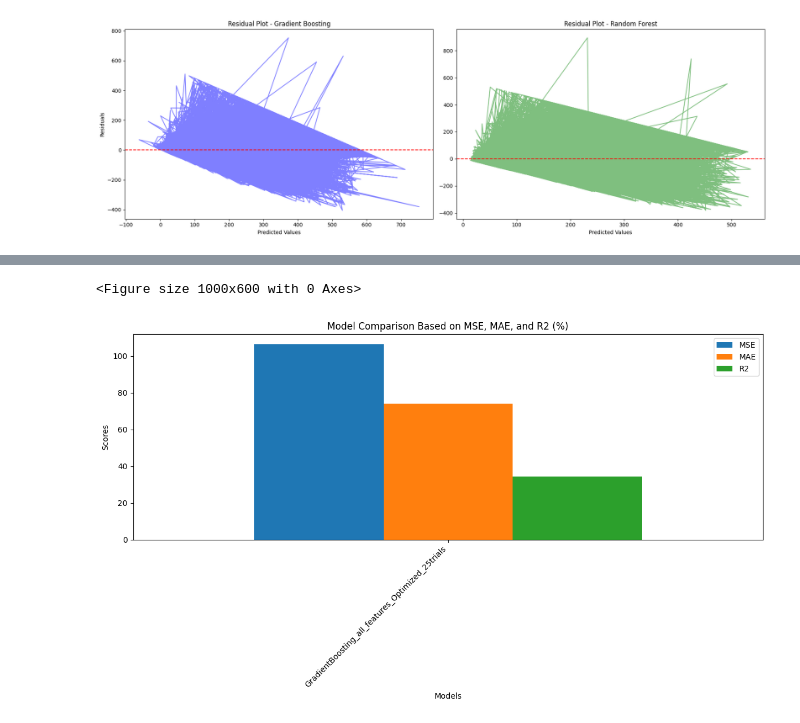
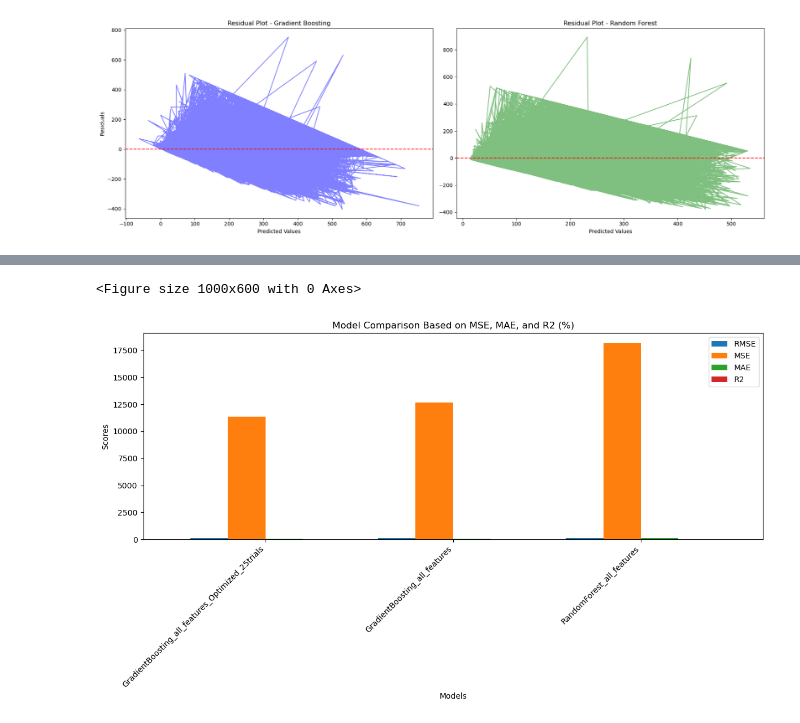
Before and after one commit to rahmaanwer22/DEPI_Project, a Jupyter notebook: Milestone3.ipynb, the cells around one changed output, grey strips where cells are left out. Drawn from its saved outputs; the diff is of its cells as text; code cells hidden in the pictures.

```diff
--- a/Milestone3.ipynb
+++ b/Milestone3.ipynb
@@ -250,7 +265,8 @@ rs_rf.fit(X_train, y_train)
 y_rf_pred = rs_rf.predict(X_test)
 rf_r2 = r2_score(y_test, y_rf_pred)
 improved_results.append(("RandomForest_all_features", {
-    "MSE": np.sqrt(mean_squared_error(y_test, y_rf_pred)),
+    "RMSE": np.sqrt(mean_squared_error(y_test, y_rf_pred)),
+    "MSE": mean_squared_error(y_test, y_rf_pred),
     "MAE": mean_absolute_error(y_test, y_rf_pred),
     "R2": rf_r2
 }))
@@ -273,7 +289,8 @@ rs_gb.fit(X_train, y_train)
 y_gb_pred = rs_gb.predict(X_test)
 gb_r2 = r2_score(y_test, y_gb_pred)
 improved_results.append(("GradientBoosting_all_features", {
-    "MSE": np.sqrt(mean_squared_error(y_test, y_gb_pred)),
+    "RMSE": np.sqrt(mean_squared_error(y_test, y_gb_pred)),
+    "MSE": mean_squared_error(y_test, y_gb_pred),
     "MAE": mean_absolute_error(y_test, y_gb_pred),
     "R2": gb_r2
 }))
@@ -294,2 +314,0 @@ Model Comparison After Improving Results:
-# %%
-improved_results = []
@@ -319,13 +340,15 @@ rs_gb.fit(X_train, y_train)
 y_gb_pred = rs_gb.predict(X_test)
 
 gb_r2 = r2_score(y_test, y_gb_pred)
+gb_mse = mean_squared_error(y_test, y_gb_pred)
+gb_mae = mean_absolute_error(y_test, y_gb_pred)
 gb_rmse = np.sqrt(mean_squared_error(y_test, y_gb_pred))
-gb_mae = mean_absolute_error(y_test, y_gb_pred)
 
 improved_results.append((
     "GradientBoosting_all_features_Optimized_25trials",
     {
-        "MSE": gb_rmse,
+        "RMSE": gb_rmse,
+        "MSE": gb_mse,
         "MAE": gb_mae,
         "R2": gb_r2
     }
@@ -407,22 +434,22 @@ plt.show()
 # %%
 improved_results_df = pd.DataFrame(improved_results, columns=["Model", "Metrics"])
 
-improved_results_df[["MSE", "MAE", "R2"]] = improved_results_df["Metrics"].apply(pd.Series)
+improved_results_df[["RMSE","MSE", "MAE", "R2"]] = improved_results_df["Metrics"].apply(pd.Series)
 improved_results_df.drop(columns=["Metrics"], inplace=True)
 
 improved_results_df["R2"] = improved_results_df["R2"] * 50
 
 improved_results_df = improved_results_df.sort_values("MSE")
 
 plt.figure(figsize=(10, 6))
-improved_results_df.set_index('Model')[['MSE', 'MAE', 'R2']].plot(kind='bar', width=0.8, figsize=(12, 7))
+improved_results_df.set_index('Model')[['RMSE','MSE', 'MAE', 'R2']].plot(kind='bar', width=0.8, figsize=(12, 7))
 
 plt.title('Model Comparison Based on MSE, MAE, and R2 (%)')
 plt.xlabel('Models')
 plt.ylabel('Scores')
 plt.xticks(rotation=45, ha='right')
 plt.tight_layout()
 plt.show()
 # %% [output]
 <Figure size 1000x600 with 0 Axes>
-[figure, old version]
+[figure, new version]
```
Also changed, not shown: parts of 21 cells of this notebook.
